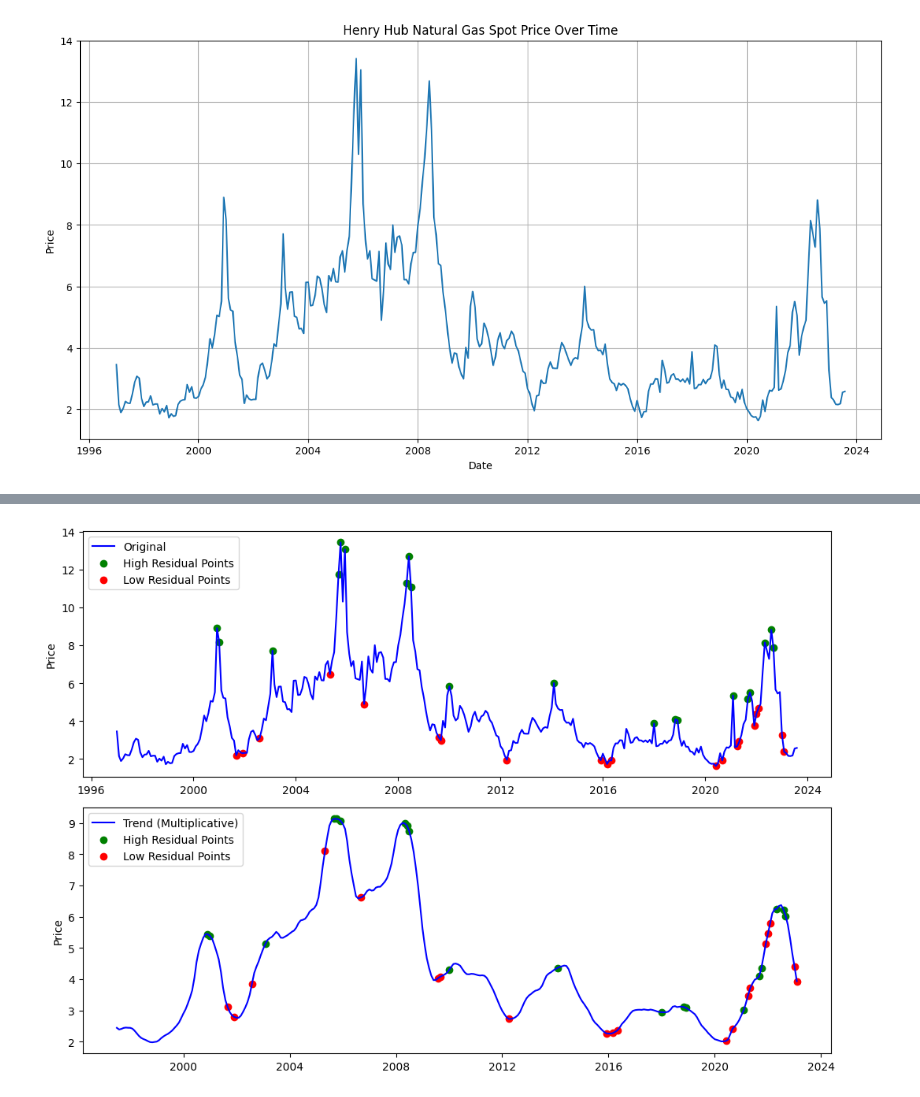
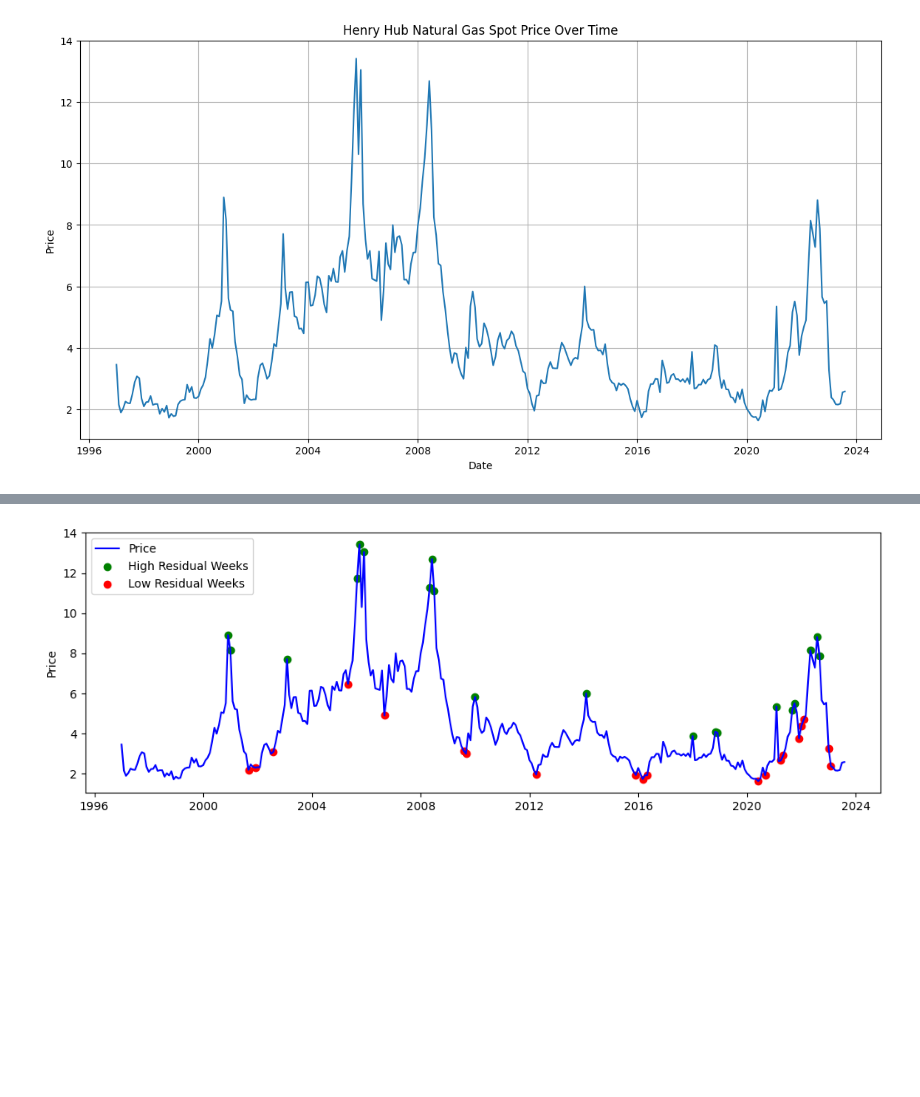
Before and after one commit to Keyan-sm/Analysis-of-Natural-Gas-Price-and-Temperature-Anomalies, a Jupyter notebook: NaturalGas (2).ipynb, the cells around one changed output, grey strips where cells are left out. Cells and saved outputs as stored; diff of their text form; code cells hidden in the pictures; blank space fills up the shorter version.

```diff
--- a/NaturalGas (2).ipynb
+++ b/NaturalGas (2).ipynb
@@ -31,21 +7,8 @@ from statsmodels.tsa.seasonal import seasonal_decompose
 # %%
 %matplotlib inline
 # %%
-# Load the data into a pandas DataFrame
-# Ensure you replace 'path_to_data.csv' with the path to your actual data file
 data = pd.read_csv(r'C:\Users\keyan\Downloads\HH NG spot price MONTH.csv')
 
-# Check the first few rows to ensure data is loaded correctly
-#print(data.head())
-
-# Convert the 'Date' column to datetime format and set it as the index
 data['Date'] = pd.to_datetime(data['Date'], format='%b-%y')
 data.set_index('Date', inplace=True)
-
-# Check for missing values
-missing_values = data.isnull().sum()
-#print("\nMissing Values:\n", missing_values)
-
-# Handle missing values if any (e.g., using forward fill method)
-data.ffill(inplace=True)
 # %%
@@ -108,38 +53,20 @@ plt.tight_layout()
 # %%
-# Identify the 5 highest and 5 lowest residual months
+# find most extreme residual weeks
 highest_residual_dates = residual_multiplicative.sort_values(ascending=False).head(20).index
 highest_residual_values = residual_multiplicative.sort_values(ascending=False).head(20).values
 
 lowest_residual_dates = residual_multiplicative.sort_values(ascending=True).head(20).index
 lowest_residual_values = residual_multiplicative.sort_values(ascending=True).head(20).values
 
-# Plotting the decomposed time series components for comparison
 plt.figure(figsize=(20,14))
 
-# Original Data with high and low residual points
+# plot price with extreme price residuals highlighted
 plt.subplot(421)
-plt.plot(data['Price'], label='Original', color='blue')
-plt.scatter(highest_residual_dates, data['Price'].loc[highest_residual_dates], color='green', label='High Residual Points')
-plt.scatter(lowest_residual_dates, data['Price'].loc[lowest_residual_dates], color='red', label='Low Residual Points')
-plt.ylabel('Price')
-plt.legend(loc='upper left')
-
-# Trend with high and low residual points
-plt.subplot(423)
-plt.plot(trend_multiplicative, label='Trend (Multiplicative)', color='blue')
-plt.scatter(highest_residual_dates, trend_multiplicative.loc[highest_residual_dates], color='green', label='High Residual Points')
-plt.scatter(lowest_residual_dates, trend_multiplicative.loc[lowest_residual_dates], color='red', label='Low Residual Points')
+plt.plot(data['Price'], label='Price', color='blue')
+plt.scatter(highest_residual_dates, data['Price'].loc[highest_residual_dates], color='green', label='High Residual Weeks')
+plt.scatter(lowest_residual_dates, data['Price'].loc[lowest_residual_dates], color='red', label='Low Residual Weeks')
 plt.ylabel('Price')
 plt.legend(loc='upper left')
 
 plt.tight_layout()
-
-# Print the 5 highest and 5 lowest residual months along with their residual values
-print("Highest Residual Months:")
-for date, value in zip(highest_residual_dates, highest_residual_values):
-    print(f"Date: {date}, Residual Value: {value}")
-
-print("\nLowest Residual Months:")
-for date, value in zip(lowest_residual_dates, lowest_residual_values):
-    print(f"Date: {date}, Residual Value: {value}")
 # %% [output]
@@ -163 +73 @@ Date: 2016-05-01 00:00:00, Residual Value: 0.814087958116421
-[figure, old version]
+[figure, new version]
```
Also changed, not shown: parts of 10 cells of this notebook.
